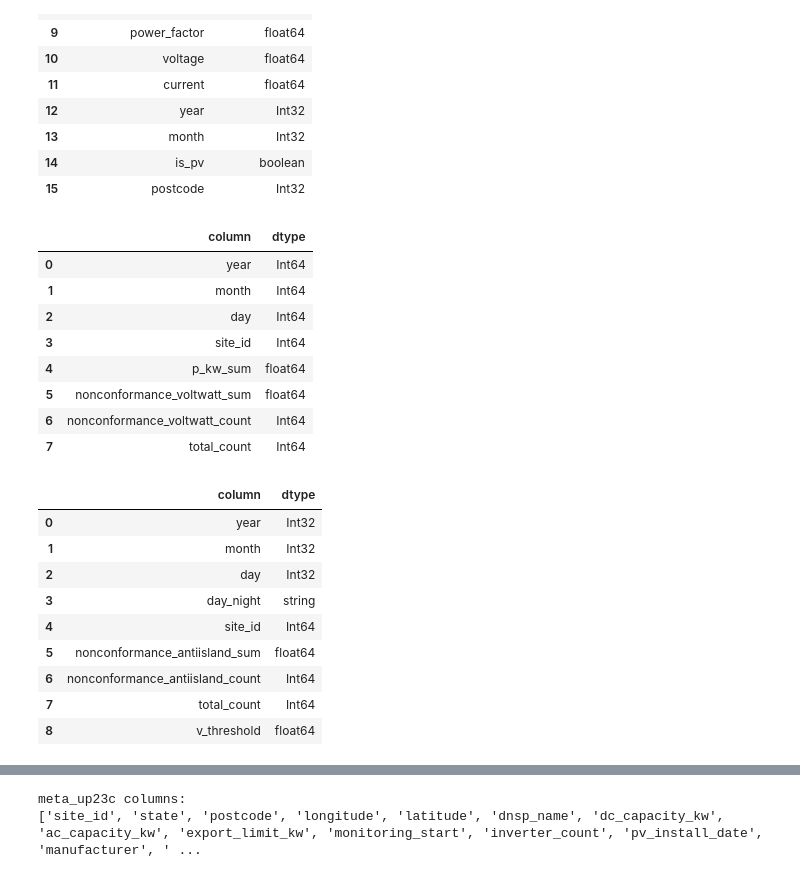
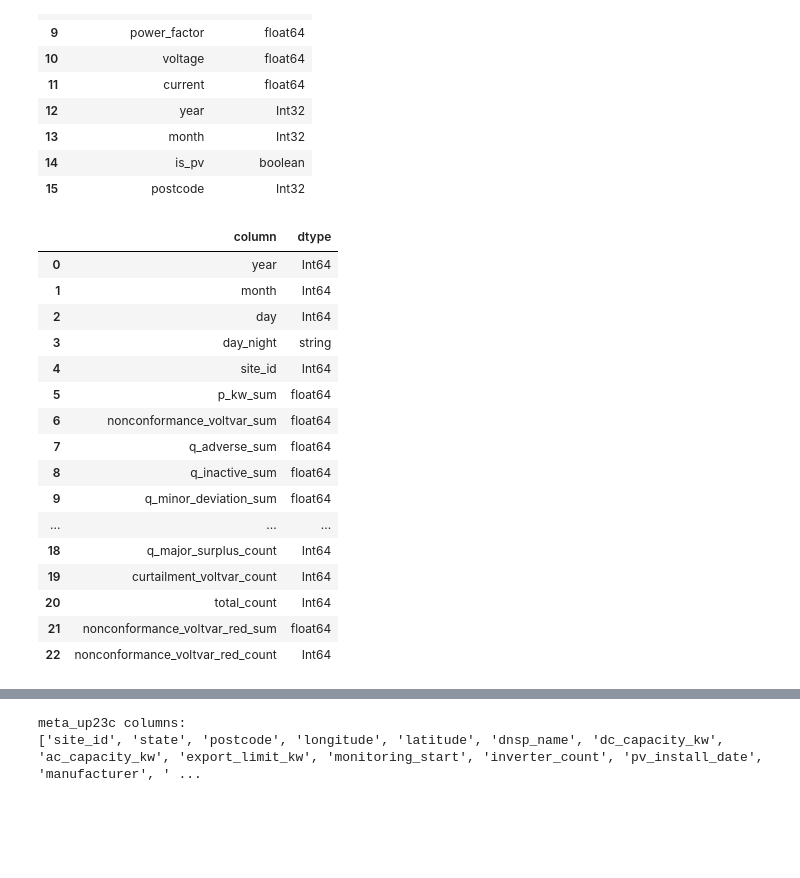
Before and after one commit to UNSW-CEEM/CICCADA, a Jupyter notebook: bms_sa_review/data_query/01_data_exploration.ipynb, the cells around one changed output, grey strips where cells are left out. Cells and saved outputs as stored; diff of their text form; code cells hidden in the pictures; blank space fills up the shorter version.

```diff
--- a/bms_sa_review/data_query/01_data_exploration.ipynb
+++ b/bms_sa_review/data_query/01_data_exploration.ipynb
@@ -334,9 +329,15 @@ Data covers:
 # Column names come back as DataFrame headers from SELECT * LIMIT 1.
 
 iceberg_tables = [
-    "ts", "circuits", "sites", "conformance_voltwatt",
-    "conformance_voltvar", "conformance_antiisland",
-    "conformance_sust_op", "all_uncurtailedpv", "meta_up23c"
+    "ts",
+    "circuits",
+    "sites",
+    "conformance_voltwatt",
+    "conformance_voltvar",
+    "conformance_antiisland",
+    "conformance_sust_op",
+    "all_uncurtailedpv",
+    "meta_up23c"
 ]
 
 schemas = {}
@@ -383,28 +384,22 @@ schemas['ts']
 | 15 | postcode | Int32 |
 # %%
 # Open up schemas here:
-schemas['conformance_voltwatt']
+schemas['conformance_voltvar']
 # %% [output]
 |  | column | dtype |
 | 0 | year | Int64 |
 | 1 | month | Int64 |
 | 2 | day | Int64 |
-| 3 | site_id | Int64 |
-| 4 | p_kw_sum | float64 |
-| 5 | nonconformance_voltwatt_sum | float64 |
-| 6 | nonconformance_voltwatt_count | Int64 |
-| 7 | total_count | Int64 |
+| 3 | day_night | string |
+| 4 | site_id | Int64 |
+| 5 | p_kw_sum | float64 |
+| 6 | nonconformance_voltvar_sum | float64 |
+| 7 | q_adverse_sum | float64 |
+| 8 | q_inactive_sum | float64 |
+| 9 | q_minor_deviation_sum | float64 |
+| ... | ... | ... |
+| 18 | q_major_surplus_count | Int64 |
+| 19 | curtailment_voltvar_count | Int64 |
+| 20 | total_count | Int64 |
+| 21 | nonconformance_voltvar_red_sum | float64 |
+| 22 | nonconformance_voltvar_red_count | Int64 |
-# %%
-# Open up schemas here:
-schemas['conformance_antiisland']
-# %% [output]
-|  | column | dtype |
-| 0 | year | Int32 |
-| 1 | month | Int32 |
-| 2 | day | Int32 |
-| 3 | day_night | string |
-| 4 | site_id | Int64 |
-| 5 | nonconformance_antiisland_sum | float64 |
-| 6 | nonconformance_antiisland_count | Int64 |
-| 7 | total_count | Int64 |
-| 8 | v_threshold | float64 |
```
Also changed, not shown: parts of 16 cells of this notebook, 3 other files.
